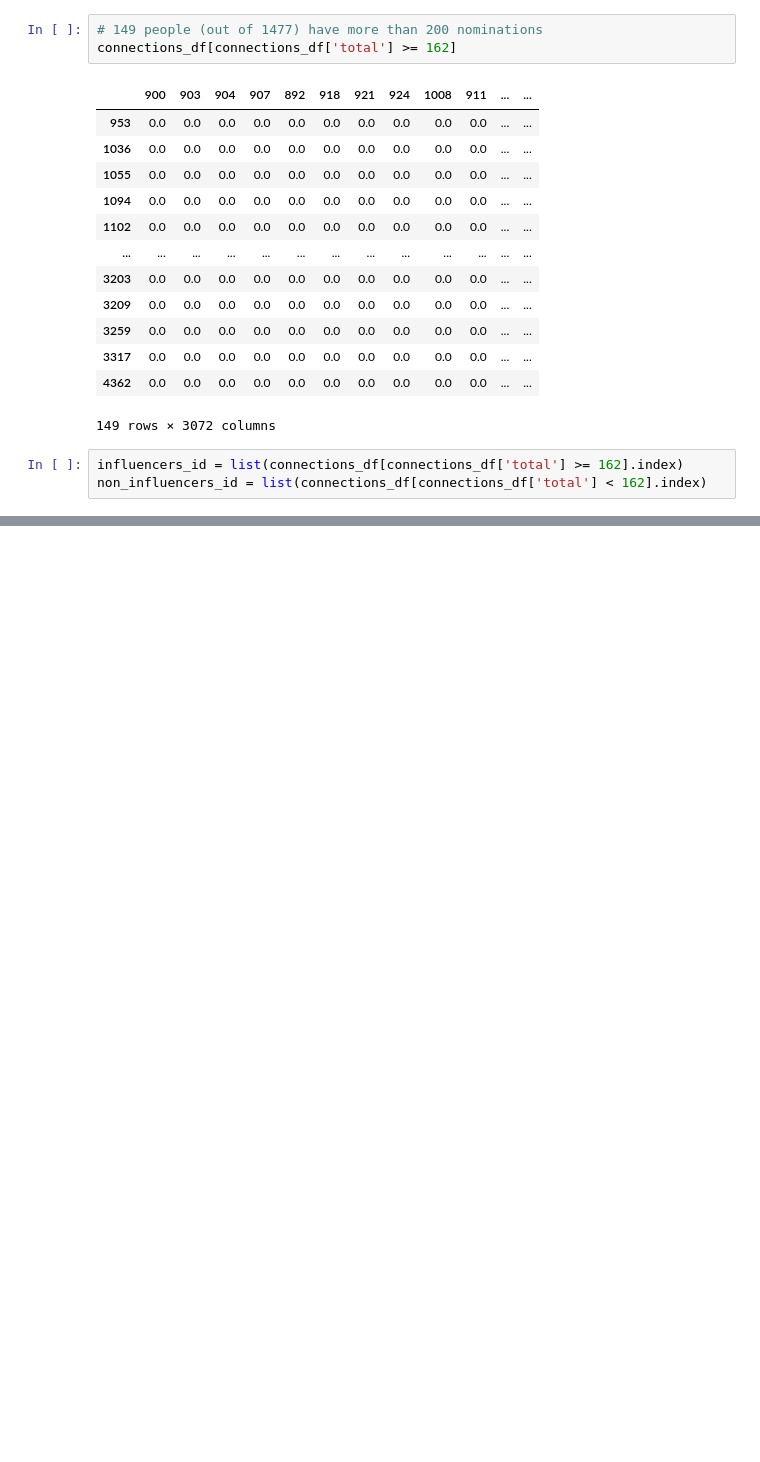
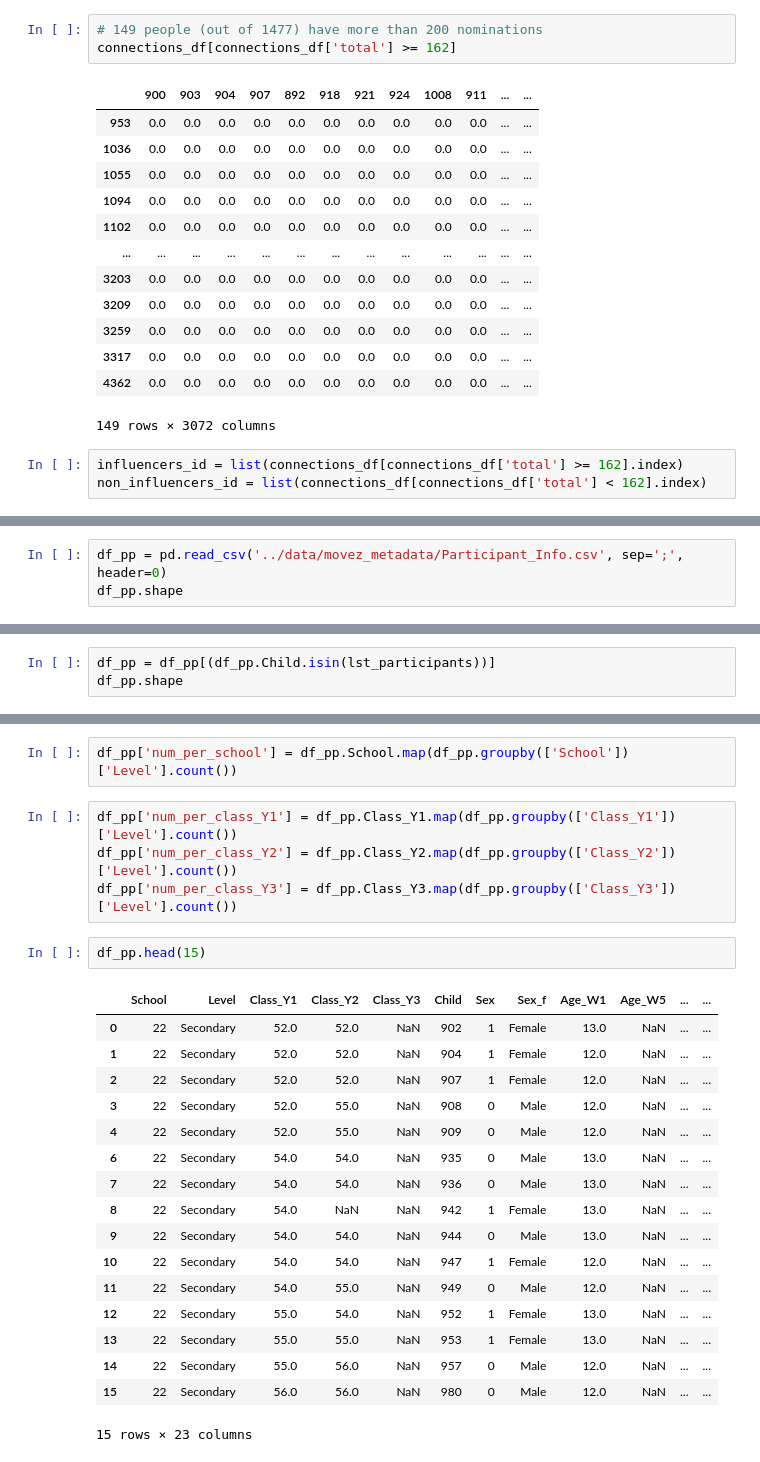
Before and after one commit to MovezNetwork/InfluencersPrediction, a Jupyter notebook: notebooks/EDA_Influencers.ipynb, the cells around one changed output, grey strips where cells are left out. Drawn from its saved outputs; the diff is of its cells as text; blank space fills up the shorter version.

```diff
--- a/notebooks/EDA_Influencers.ipynb
+++ b/notebooks/EDA_Influencers.ipynb
@@ -170,0 +206,3 @@ non_influencers_id = list(connections_df[connections_df['total'] < 162].index)
+# %%
+df_pp = pd.read_csv('../data/movez_metadata/Participant_Info.csv', sep=';', header=0)
+df_pp.shape
@@ -170,0 +211,3 @@ non_influencers_id = list(connections_df[connections_df['total'] < 162].index)
+# %%
+df_pp = df_pp[(df_pp.Child.isin(lst_participants))]
+df_pp.shape
@@ -170,0 +223,26 @@ non_influencers_id = list(connections_df[connections_df['total'] < 162].index)
+# %%
+df_pp['num_per_school'] = df_pp.School.map(df_pp.groupby(['School'])['Level'].count())
+# %%
+df_pp['num_per_class_Y1'] = df_pp.Class_Y1.map(df_pp.groupby(['Class_Y1'])['Level'].count())
+df_pp['num_per_class_Y2'] = df_pp.Class_Y2.map(df_pp.groupby(['Class_Y2'])['Level'].count())
+df_pp['num_per_class_Y3'] = df_pp.Class_Y3.map(df_pp.groupby(['Class_Y3'])['Level'].count())
+# %%
+df_pp.head(15)
+# %% [output]
+|  | School | Level | Class_Y1 | Class_Y2 | Class_Y3 | Child | Sex | Sex_f | Age_W1 | Age_W5 | ... | ... |
+| 0 | 22 | Secondary | 52.0 | 52.0 | NaN | 902 | 1 | Female | 13.0 | NaN | ... | ... |
+| 1 | 22 | Secondary | 52.0 | 52.0 | NaN | 904 | 1 | Female | 12.0 | NaN | ... | ... |
+| 2 | 22 | Secondary | 52.0 | 52.0 | NaN | 907 | 1 | Female | 12.0 | NaN | ... | ... |
+| 3 | 22 | Secondary | 52.0 | 55.0 | NaN | 908 | 0 | Male | 12.0 | NaN | ... | ... |
+| 4 | 22 | Secondary | 52.0 | 55.0 | NaN | 909 | 0 | Male | 12.0 | NaN | ... | ... |
+| 6 | 22 | Secondary | 54.0 | 54.0 | NaN | 935 | 0 | Male | 13.0 | NaN | ... | ... |
+| 7 | 22 | Secondary | 54.0 | 54.0 | NaN | 936 | 0 | Male | 13.0 | NaN | ... | ... |
+| 8 | 22 | Secondary | 54.0 | NaN | NaN | 942 | 1 | Female | 13.0 | NaN | ... | ... |
+| 9 | 22 | Secondary | 54.0 | 54.0 | NaN | 944 | 0 | Male | 13.0 | NaN | ... | ... |
+| 10 | 22 | Secondary | 54.0 | 54.0 | NaN | 947 | 1 | Female | 12.0 | NaN | ... | ... |
+| 11 | 22 | Secondary | 54.0 | 55.0 | NaN | 949 | 0 | Male | 12.0 | NaN | ... | ... |
+| 12 | 22 | Secondary | 55.0 | 54.0 | NaN | 952 | 1 | Female | 13.0 | NaN | ... | ... |
+| 13 | 22 | Secondary | 55.0 | 55.0 | NaN | 953 | 1 | Female | 13.0 | NaN | ... | ... |
+| 14 | 22 | Secondary | 55.0 | 56.0 | NaN | 957 | 0 | Male | 12.0 | NaN | ... | ... |
+| 15 | 22 | Secondary | 56.0 | 56.0 | NaN | 980 | 0 | Male | 12.0 | NaN | ... | ... |
+15 rows × 23 columns
```
Also changed, not shown: parts of 28 cells of this notebook.
